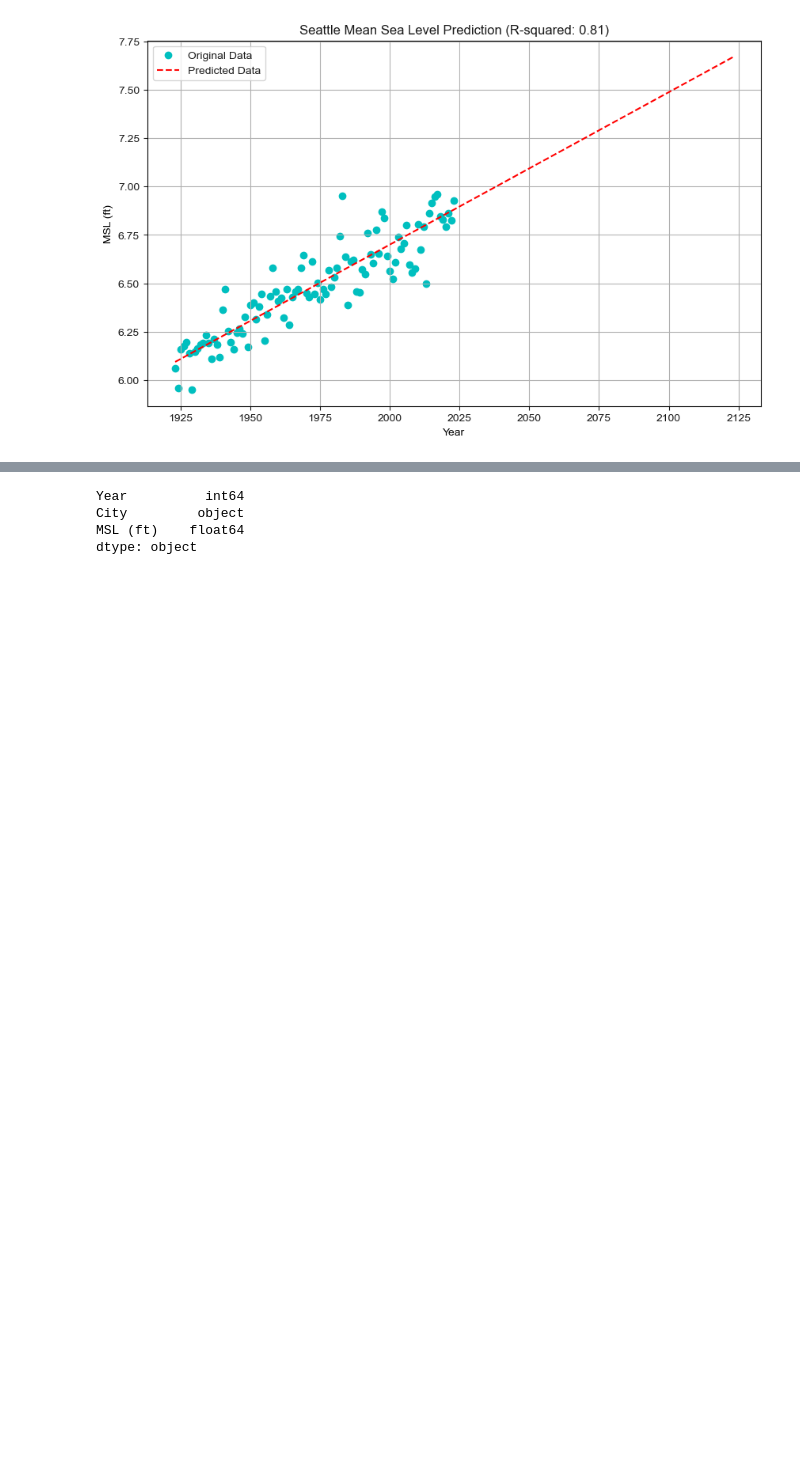
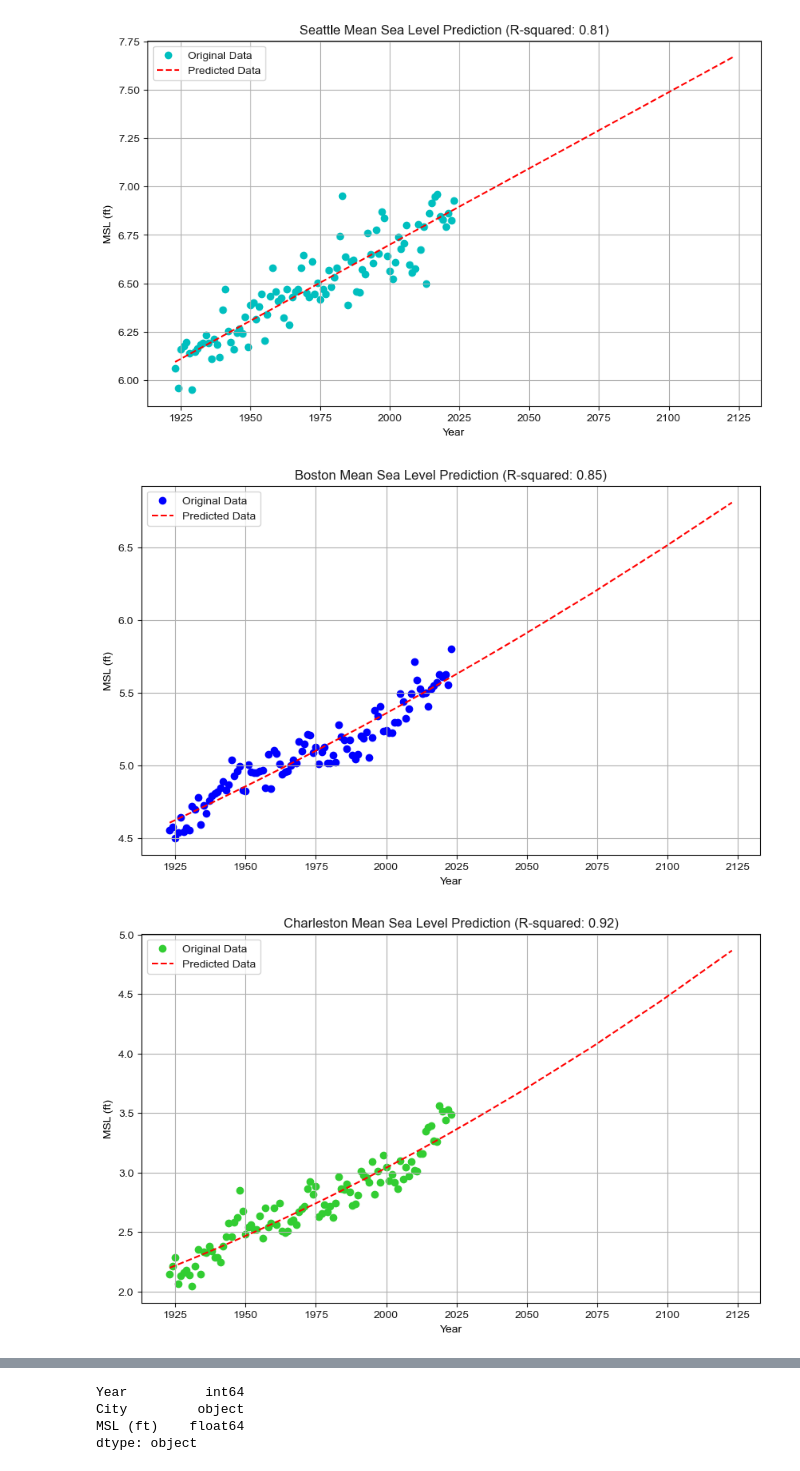
Before and after one commit to BethSequera/Machine_Learning-Project, a Jupyter notebook: Sea_Level_Project2023/SeaLevel_Project_4.ipynb, the cells around one changed output, grey strips where cells are left out. Cells and saved outputs as stored; diff of their text form; code cells hidden in the pictures; blank space fills up the shorter version.

Commit message:
Add Polynomial Regression

```diff
--- a/Sea_Level_Project2023/SeaLevel_Project_4.ipynb
+++ b/Sea_Level_Project2023/SeaLevel_Project_4.ipynb
@@ -415,3 +415,54 @@ for city, color in zip(unique_cities, colors):
 [figure]
 [figure]
 [figure]
+# %%
+from sklearn.preprocessing import PolynomialFeatures
+
+# Create a list of unique cities
+unique_cities = city_year['City'].unique()
+
+# Define colors for each plot
+colors = ['blue', 'limegreen', 'orange', 'purple', 'blueviolet', 'sienna', 'c']
+
+# Loop through each city
+for city, color in zip(unique_cities, colors):
+    # Filter the data for the current city
+    city_data = city_year[city_year['City'] == city]
+
+    # Extract the year and MSL (ft)
+    X_city = city_data[['Year']]
+    y_city = city_data['MSL (ft)']
+
+    # Split the data into training and testing sets
+    X_train_city, X_test_city, y_train_city, y_test_city = train_test_split(X_city, y_city, test_size=0.2, random_state=42)
+
+    # Apply Polynomial Regression
+    degree = 2
+    poly_features = PolynomialFeatures(degree=degree)
+    X_train_poly = poly_features.fit_transform(X_train_city)
+    X_test_poly = poly_features.transform(X_test_city)
+
+    model_city = LinearRegression()
+    model_city.fit(X_train_poly, y_train_city)
+
+    # Make predictions for original and future years
+    years_to_predict_city = list(city_data['Year']) + [year + city_data['Year'].max() for year in years_to_predict]
+    X_predict_poly = poly_features.transform(np.array(years_to_predict_city).reshape(-1, 1))
+    predictions_city = model_city.predict(X_predict_poly)
+
+    # Calculate the R-squared value using testing data
+    r_squared = r2_score(y_test_city, model_city.predict(X_test_poly))
+
+    # Create a plot to visualize the original data and predictions
+    plt.figure(figsize=(10, 6))
+    plt.scatter(X_city, y_city, label="Original Data", marker='o', color=color)
+    plt.plot(years_to_predict_city, predictions_city, label="Predicted Data", linestyle='--', color='red')
+    plt.xlabel("Year")
+    plt.ylabel("MSL (ft)")
+    plt.title(f"{city} Mean Sea Level Prediction (R-squared: {r_squared:.2f})")
+    plt.legend()
+    plt.grid(True)
+    plt.show()
+# %% [output]
+[figure, added]
+[figure, added]
```
Also changed, not shown: parts of 3 cells of this notebook.
